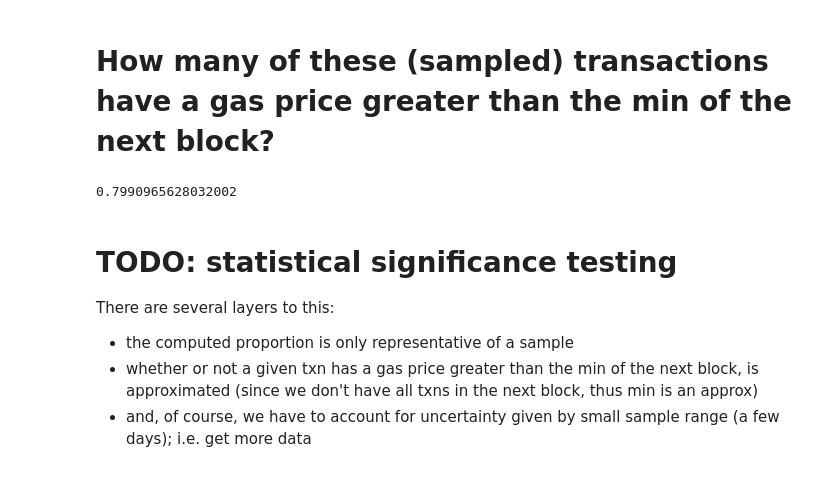
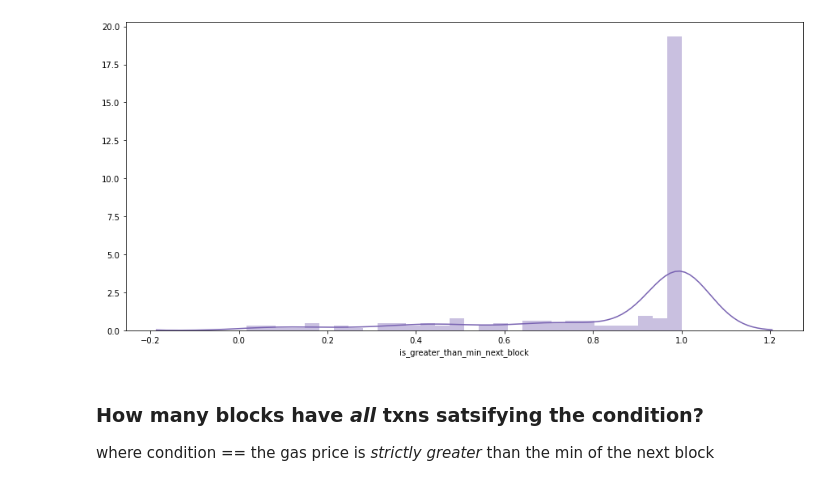
Before and after one commit to sassmilic/historical-gas-prices, a Jupyter notebook: gas-price-predictions.ipynb, the cells around one changed output. Saved outputs shown, nothing was run; the diff lists cells and outputs as text; code cells hidden in the pictures.

```diff
--- a/gas-price-predictions.ipynb
+++ b/gas-price-predictions.ipynb
@@ -49,0 +121,10 @@ Name: gasPrice, Length: 6359, dtype: int64
+# %%
+def f(row):
+    if row['blockNum'] + 1 not in df_mins.index:
+        return np.nan
+    elif row['gasPrice'] > df_mins.loc[row['blockNum'] + 1]:
+        return 1
+    else:
+        return 0
+
+df['is_greater_than_min_next_block'] = df.apply(f, axis=1)
@@ -49,0 +147,4 @@ Name: gasPrice, Length: 6359, dtype: int64
+# %%
+df_ = df.dropna()
+print('total number of blocks:')
+print(len(df_.blockNum.unique()))
@@ -49,0 +154,3 @@ Name: gasPrice, Length: 6359, dtype: int64
+# %%
+grouped = df_.groupby('blockNum').mean()
+grouped
@@ -50,2 +172,8 @@ Name: gasPrice, Length: 6359, dtype: int64
+# %%
+_, ax = plt.subplots(1, 1, figsize=(15,7))
+sns.distplot(grouped["is_greater_than_min_next_block"], kde=True, **{'bins': 30, 'color': API3_PURPLE});
+# %% [output]
+[figure, added]
 # %% [markdown]
-# How many of these (sampled) transactions have a gas price greater than the min of the next block?
+### How many blocks have *all* txns satsifying the condition?
+where condition == the gas price is *strictly greater* than the min of the next block
@@ -63,10 +179,0 @@ for _, row in df.T.iteritems():
-# %%
-yes / (yes + no)
-# %% [output]
-0.7990965628032002
-# %% [markdown]
-# TODO: statistical significance testing
-There are several layers to this:
-- the computed proportion is only representative of a sample
-- whether or not a given txn has a gas price greater than the min of the next block, is approximated (since we don't have all txns in the next block, thus min is an approx)
-- and, of course, we have to account for uncertainty given by small sample range (a few days); i.e. get more data
```
Also changed, not shown: parts of 26 cells of this notebook.
